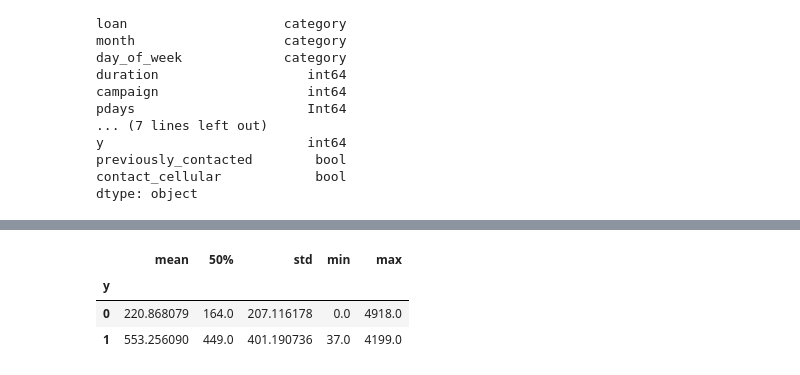
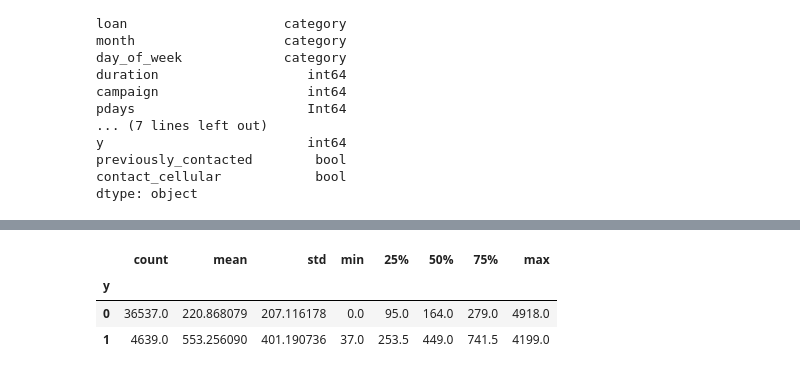
Before and after one commit to Ri-Dearg/adv-an-ca1, a Jupyter notebook: banking.ipynb, the cells around one changed output, grey strips where cells are left out. Cells and saved outputs as stored; diff of their text form; code cells hidden in the pictures.

```diff
--- a/banking.ipynb
+++ b/banking.ipynb
@@ -439,7 +440,9 @@ plt.show()
 # %%
-df_to_clean.groupby('y')['duration'].describe()[['mean', '50%', 'std', 'min', 'max']]
+# The mean is noticeably lower for the 'no' class
+# suggesting the influence of call duration on subscription outcome.
+df_to_clean.groupby('y')['duration'].describe()
 # %% [output]
-|  | mean | 50% | std | min | max |
-| y |  |  |  |  |  |
-| 0 | 220.868079 | 164.0 | 207.116178 | 0.0 | 4918.0 |
-| 1 | 553.256090 | 449.0 | 401.190736 | 37.0 | 4199.0 |
+|  | count | mean | std | min | 25% | 50% | 75% | max |
+| y |  |  |  |  |  |  |  |  |
+| 0 | 36537.0 | 220.868079 | 207.116178 | 0.0 | 95.0 | 164.0 | 279.0 | 4918.0 |
+| 1 | 4639.0 | 553.256090 | 401.190736 | 37.0 | 253.5 | 449.0 | 741.5 | 4199.0 |
```
Also changed, not shown: parts of 15 cells of this notebook.
